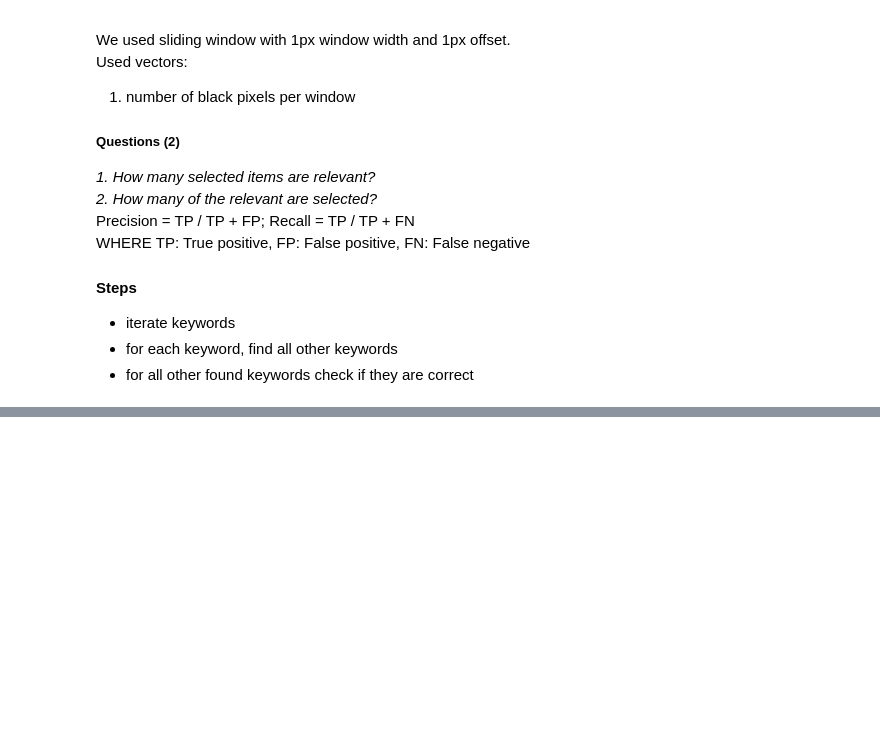
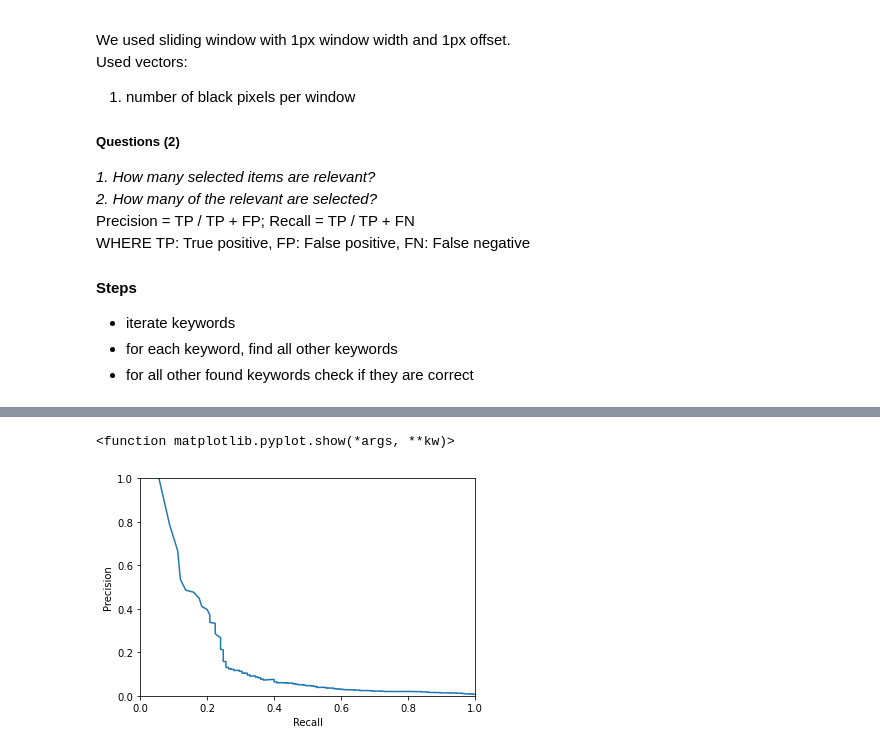
Before and after one commit to TheLoooser/pattern-recognition, a Jupyter notebook: 3/main.ipynb, the cells around one changed output, grey strips where cells are left out. Saved outputs shown, nothing was run; the diff lists cells and outputs as text; code cells hidden in the pictures; blank space fills up the shorter version.

Commit message:
some form of precision-recall plot

```diff
--- a/3/main.ipynb
+++ b/3/main.ipynb
@@ -168,0 +107,14 @@ ValueError: 3 columns passed, passed data had 5 columns
+# %%
+#### SPLIT DATASET
+
+data = pd.DataFrame(IMAGES_REDUCED)
+train_set = data[data['document'].isin(TRAIN_DOCUMENT_IDS)]
+
+# create a keyword dictionary (with words as keys)
+keyword_dict = {}
+for i in range(len(data)):
+    word = data.iloc[i]['word']
+    if word not in keyword_dict:
+        keyword_dict[word] = i
+
+train_set
@@ -168,0 +135,13 @@ ValueError: 3 columns passed, passed data had 5 columns
+# %%
+###### GET DISTANCE MATRIX
+# compute the matrix with all distances of words to each other
+
+# define list of feature vectors to be compared
+vectors = [np.array(x) for x in train_set['image']]
+
+# compute and save distance matrix
+# the function returns an upper triangular matrix with inf filled in. produce a symmetric matrix
+triangular_matrix = dtw.distance_matrix_fast(vectors)
+distance_matrix = np.triu(triangular_matrix) + np.triu(triangular_matrix).T
+np.fill_diagonal(distance_matrix, 0)
+np.matrix(distance_matrix).dump("distance_matrix.dat")
@@ -168,0 +210,20 @@ ValueError: 3 columns passed, passed data had 5 columns
+# %%
+#print('TP:',tp_array)
+#print('FP:',fp_array)
+#print('FN:',fn_array)
+
+precision = np.divide(tp_array,np.add(tp_array,fp_array))
+recall = np.divide(tp_array,np.add(tp_array,fn_array))
+#print('Precision:',precision)
+#print('Recall:',recall)
+
+plt.plot(recall,precision)
+plt.xlabel('Recall')
+plt.ylabel('Precision')
+axes = plt.gca()
+axes.set_xlim([0,1])
+axes.set_ylim([0,1])
+plt.show
+# %% [output]
+<function matplotlib.pyplot.show(*args, **kw)>
+[figure, added]
```
Also changed, not shown: parts of 6 cells of this notebook, 1 other file.
